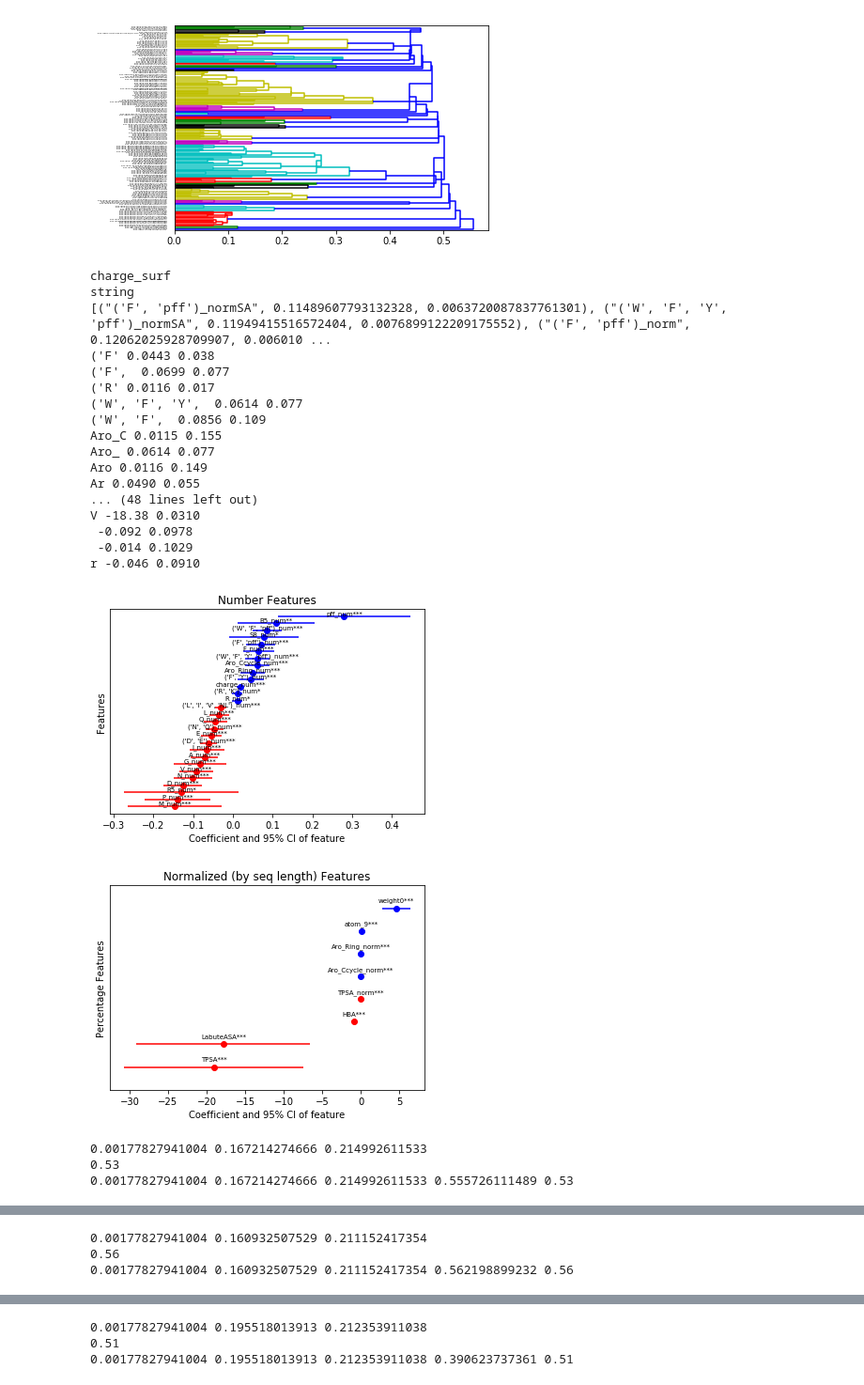
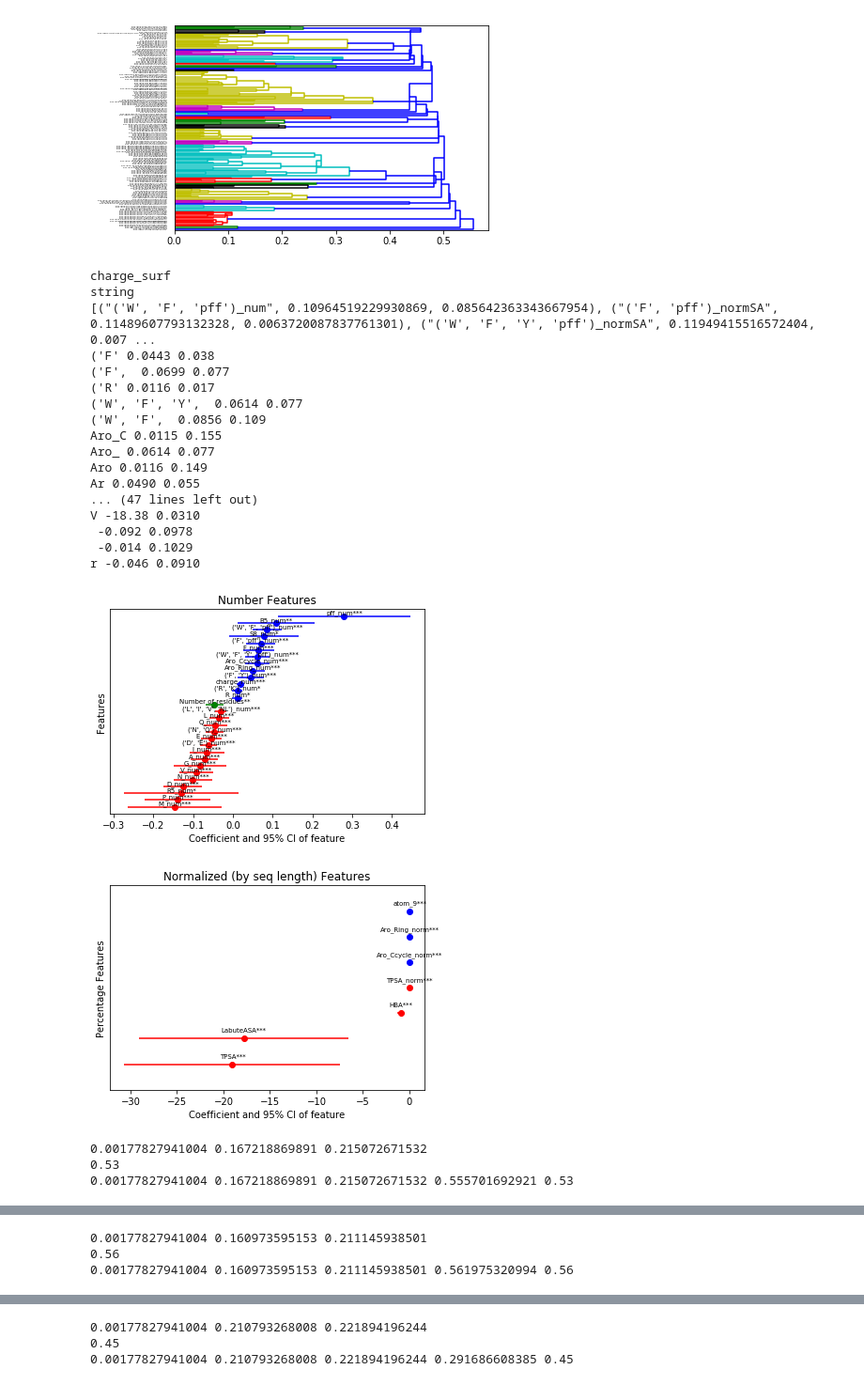
Before and after one commit to leexa90/peptide_permeability, a Jupyter notebook: data/3_analysis.ipynb, the cells around one changed output, grey strips where cells are left out. Shown at 94% size. Drawn from its saved outputs; the diff is of its cells as text; code cells hidden in the pictures.

```diff
--- a/data/3_analysis.ipynb
+++ b/data/3_analysis.ipynb
@@ -220,12 +220,12 @@ def plot_LR_coefficient(results,cutoff,test):
                         plt.text(i[-4],counter+.25,txt,horizontalalignment='center',fontsize=7)
                         counter += 1
         try:
-            i = [x for x in sorted(results,key =  lambda x : x[-4]) if 'res_list_cluster_3' in x[0]][0]
+            i = [x for x in sorted(results,key =  lambda x : x[-4]) if 'res_list' in x[0]][0]
             plots += [i,]
             plt.errorbar([i[-4],],[counter,]*1,xerr=i[-3],fmt='g')
             plt.plot([i[-4],],[counter,]*1,'go')
             if i[-4]-1.19*i[-3] > 0 or  i[-4]+1.19*i[-3] < 0:
-                txt = i[0][:-10]+'***'
+                txt = i[0]+'***'
             elif i[-4]-i[-3] > 0 or i[-4]+i[-3] < 0:
                 txt = i[0]+'**'
             else:
@@ -361,6 +361,7 @@ for cutoff in [0.01,0.1,0.15,0.2,0.3]:
     if True:
         results = []
         for i in list(test.keys())[15:]:
+            if 'weight' not in i:
                 try:
                     X,Y1,Y2 = [],[],[]
                     clf = linear_model.LinearRegression()
@@ -381,44 +382,44 @@ for cutoff in [0.01,0.1,0.15,0.2,0.3]:
                         )*np.linalg.inv(
                              np.matmul(np.matmul(temptrain2.T,np.diag(test['weight'])),temptrain2)
                              )[-1,-1]
                     se = 2.0*(se/(sum(test['weight'])-2))**.5
 
                     if  (clf.coef_[0]-1.67*se/2 >0 or clf.coef_[0]+1.67*se/2  <0) and r2_score(np.log10(test['Mean_Flr_intensity']),preds,sample_weight=test['weight']) < 0.7:
                         dictt_name[i] = (i,r2_score(np.log10(test['Mean_Flr_intensity']),preds,sample_weight=test['weight']),
                                  clf.coef_[0],se,[clf.coef_[0]-se,clf.coef_[0]+se],ids_non_zero)
                         results += [(i,r2_score(np.log10(test['Mean_Flr_intensity']),preds,sample_weight=test['weight']),
                                      clf.coef_[0],se,[clf.coef_[0]-se,clf.coef_[0]+se],ids_non_zero)]
 
                 except : print (i)
         print ([x[:3] for x in sorted(results,key =  lambda x : x[1])[-20:]])
         plot_LR_coefficient(results,cutoff,test)
 # %% [output]
 charge_surf
 string
-[("('F', 'pff')_normSA", 0.11489607793132328, 0.0063720087837761301), ("('W', 'F', 'Y', 'pff')_normSA", 0.11949415516572404, 0.0076899122209175552), ("('F', 'pff')_norm", 0.12062025928709907, 0.006010 ...
+[("('W', 'F', 'pff')_num", 0.10964519229930869, 0.085642363343667954), ("('F', 'pff')_normSA", 0.11489607793132328, 0.0063720087837761301), ("('W', 'F', 'Y', 'pff')_normSA", 0.11949415516572404, 0.007 ...
 ('F' 0.0443 0.038
 ('F',  0.0699 0.077
 ('R' 0.0116 0.017
 ('W', 'F', 'Y',  0.0614 0.077
 ('W', 'F',  0.0856 0.109
 Aro_C 0.0115 0.155
 Aro_ 0.0614 0.077
 Aro 0.0116 0.149
 Ar 0.0490 0.055
-... (48 lines left out)
+... (47 lines left out)
 V -18.38 0.0310
  -0.092 0.0978
  -0.014 0.1029
 r -0.046 0.0910
-[figure, old version]
+[figure, new version]
-[figure, old version]
+[figure, new version]
-0.00177827941004 0.167214274666 0.214992611533
+0.00177827941004 0.167218869891 0.215072671532
 0.53
-0.00177827941004 0.167214274666 0.214992611533 0.555726111489 0.53
+0.00177827941004 0.167218869891 0.215072671532 0.555701692921 0.53
 [figure]
-0.00177827941004 0.160932507529 0.211152417354
+0.00177827941004 0.160973595153 0.211145938501
 0.56
-0.00177827941004 0.160932507529 0.211152417354 0.562198899232 0.56
+0.00177827941004 0.160973595153 0.211145938501 0.561975320994 0.56
 [figure]
 charge_surf
 string
@@ -442,3 +443,3 @@ r -0.041 0.0743
-0.00177827941004 0.195518013913 0.212353911038
-0.51
-0.00177827941004 0.195518013913 0.212353911038 0.390623737361 0.51
+0.00177827941004 0.210793268008 0.221894196244
+0.45
+0.00177827941004 0.210793268008 0.221894196244 0.291686608385 0.45
```
Also changed, not shown: parts of 2 cells of this notebook, 30 other files.
